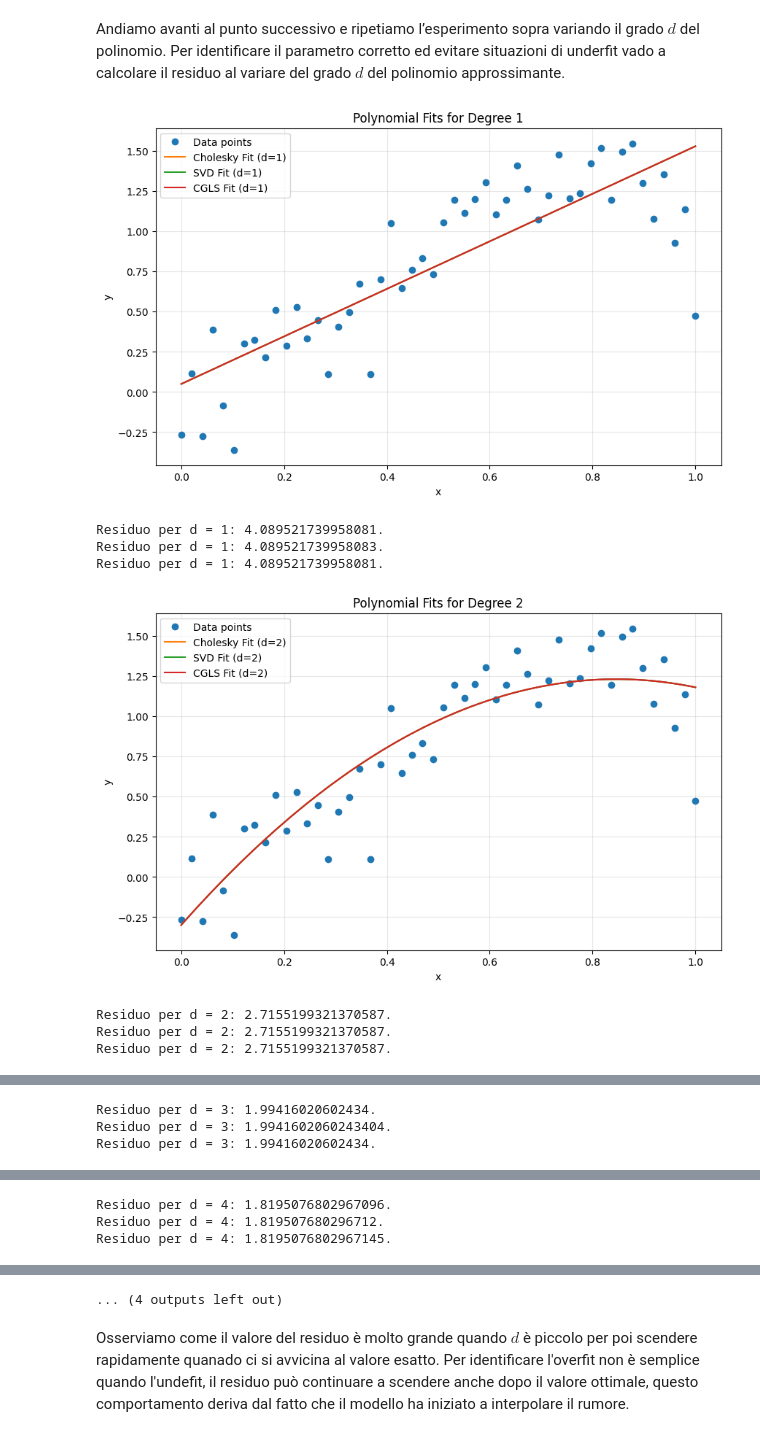
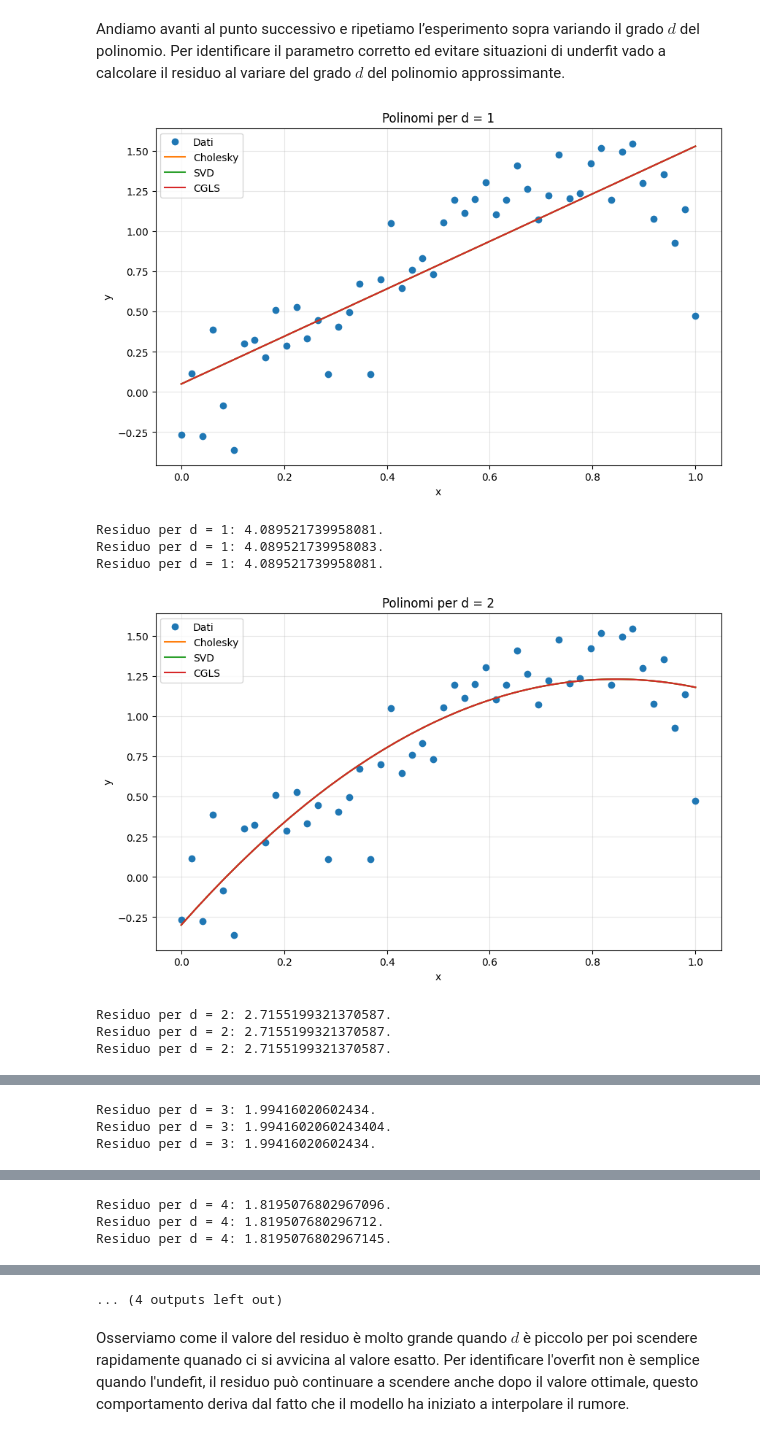
Before and after one commit to Kmoon-7/CalcoloNumerico-HW, a Jupyter notebook: homework2.ipynb, the cells around one changed output, grey strips where cells are left out. Cells and saved outputs as stored; diff of their text form; code cells hidden in the pictures.

```diff
--- a/homework2.ipynb
+++ b/homework2.ipynb
@@ -116,10 +117,9 @@ MAX_ITER = 1000
 # %% [markdown]
 Definiamo la matrice Valdemonde
 # %%
-def vandermonde(x: np.ndarray, d: int) -> np.ndarray:
-    r"""
-    Preso in input un numpy array "x" di lunghezza (n, ) contentente i dati, e un valore intero "d" rappresentante il grado del polinomio,
-    costruisce e ritorna la matrice di vandermonde X di grado d, associata a x.
+def vandermonde(x, d):
+    """
+    Costruisce e ritorna la matrice di vandermonde X di grado d, associata a x.
 
     Parameters:
     x (ndarray): Il vettore dei dati di input.
@@ -133,6 +133,7 @@ def vandermonde(x: np.ndarray, d: int) -> np.ndarray:
 
     for i in range(d+1):
         X[:, i] = x ** i
+
     return X
 # %% [markdown]
 Definiamo le funzioni dei metodi per risolvere il problema ai minimi quadrati:
@@ -142,7 +143,7 @@ Definiamo le funzioni dei metodi per risolvere il problema ai minimi quadrati:
 
 #### 1. Cholesky
 # %%
-def solve_cholesky(X: np.ndarray, y: np.ndarray) -> np.ndarray:
+def solve_cholesky(X, y):
     """
     Risolve usando la decomposizione di Cholesky.
 
@@ -151,7 +152,7 @@ def solve_cholesky(X: np.ndarray, y: np.ndarray) -> np.ndarray:
     y (np.ndarray): Vettore delle risposte (target).
 
     Returns:
-    np.ndarray: Vettore dei pesi (coefficients) della regressione lineare.
+    x (np.ndarray): Vettore dei pesi (coefficients) della regressione lineare.
     """
     rank = np.linalg.matrix_rank(X)
     if rank < X.shape[1]:
@@ -167,7 +168,7 @@ def solve_cholesky(X: np.ndarray, y: np.ndarray) -> np.ndarray:
 # %% [markdown]
 #### 2. SVD
 # %%
-def solve_svd(X: np.ndarray, y: np.ndarray, d: int) -> np.ndarray:
+def solve_svd(X, y, d):
     """
     Risolve usando la decomposizione SVD.
 
@@ -177,7 +178,7 @@ def solve_svd(X: np.ndarray, y: np.ndarray, d: int) -> np.ndarray:
     d (int): Numero di caratteristiche (features).
 
     Returns:
-    np.ndarray: Vettore dei pesi (coefficients) della regressione lineare.
+    x (np.ndarray): Vettore dei pesi (coefficients) della regressione lineare.
     """
     U, s, VT = np.linalg.svd(X, full_matrices=False)
     x = np.zeros(d+1)
@@ -189,7 +190,7 @@ def solve_svd(X: np.ndarray, y: np.ndarray, d: int) -> np.ndarray:
 # %% [markdown]
 #### 3. Gradienti Coniugati (CGLS)
 # %%
-def solve_cgls(X: np.ndarray, y: np.ndarray, atol: float = TOL, max_iter: int = MAX_ITER) -> np.ndarray:
+def solve_cgls(X, y, atol: float = TOL, maxit: int = MAXIT):
     """
     Risolve usando il metodo Conjugate Gradient Least Squares (CGLS).
 
@@ -200,7 +201,7 @@ def solve_cgls(X: np.ndarray, y: np.ndarray, atol: float = TOL, max_iter: int =
     max_iter (int): Numero massimo di iterazioni.
 
     Returns:
-    np.ndarray: Vettore dei pesi (coefficients) della regressione lineare.
+    x (np.ndarray): Vettore dei pesi (coefficients) della regressione lineare.
     """
     m, n = X.shape
     x = np.zeros(n)
@@ -209,7 +210,7 @@ def solve_cgls(X: np.ndarray, y: np.ndarray, atol: float = TOL, max_iter: int =
     p = s.copy()
     norm_r0 = np.linalg.norm(r)
 
-    for k in range(max_iter):
+    for k in range(maxit):
         q = X @ p
         alpha = (s.T @ s) / (q.T @ q)
         x = x + alpha * p
@@ -290,43 +291,43 @@ def residuo(X, y, alpha):
     r = np.linalg.norm(X @ alpha - y) ** 2
     return r
 # %%
-max_degree = 8
+max_degree: int = 8
 cholesky_results = []
 svd_results = []
 cgls_results = []
 
 for d in range(1, max_degree + 1):
     X = vandermonde(x, d)
 
     cholesky_result, _ = solve_cholesky_timed(X, y)
     svd_result, _ = solve_svd_timed(X, y, d)
     cgls_result, _ = solve_cgls_timed(X, y)
 
     cholesky_results.append(cholesky_result)
     svd_results.append(svd_result)
     cgls_results.append(cgls_result)
 
     plt.figure(figsize=(10, 6))
-    plt.plot(x, y, "o", label="Data points")
-    plt.plot(xx, np.polyval(cholesky_result[::-1], xx), label=f"Cholesky Fit (d={d})")
-    plt.plot(xx, np.polyval(svd_result[::-1], xx), label=f"SVD Fit (d={d})")
-    plt.plot(xx, np.polyval(cgls_result[::-1], xx), label=f"CGLS Fit (d={d})")
+    plt.plot(x, y, "o", label="Dati")
+    plt.plot(xx, np.polyval(cholesky_result[::-1], xx), label="Cholesky")
+    plt.plot(xx, np.polyval(svd_result[::-1], xx), label="SVD")
+    plt.plot(xx, np.polyval(cgls_result[::-1], xx), label="CGLS")
     plt.grid(alpha=0.3)
     plt.xlabel("x")
     plt.ylabel("y")
-    plt.title(f"Polynomial Fits for Degree {d}")
+    plt.title(f"Polinomi per d = {d}")
     plt.legend()
     plt.show()
 
     print(f"Residuo per d = {d}: {residuo(X, y, cholesky_result)}.")
     print(f"Residuo per d = {d}: {residuo(X, y, svd_result)}.")
     print(f"Residuo per d = {d}: {residuo(X, y, cgls_result)}.")
 # %% [output]
-[figure, old version]
+[figure, new version]
 Residuo per d = 1: 4.089521739958081.
 Residuo per d = 1: 4.089521739958083.
 Residuo per d = 1: 4.089521739958081.
-[figure, old version]
+[figure, new version]
 Residuo per d = 2: 2.7155199321370587.
 Residuo per d = 2: 2.7155199321370587.
 Residuo per d = 2: 2.7155199321370587.
```
Also changed, not shown: parts of 31 cells of this notebook, 1 other file.
